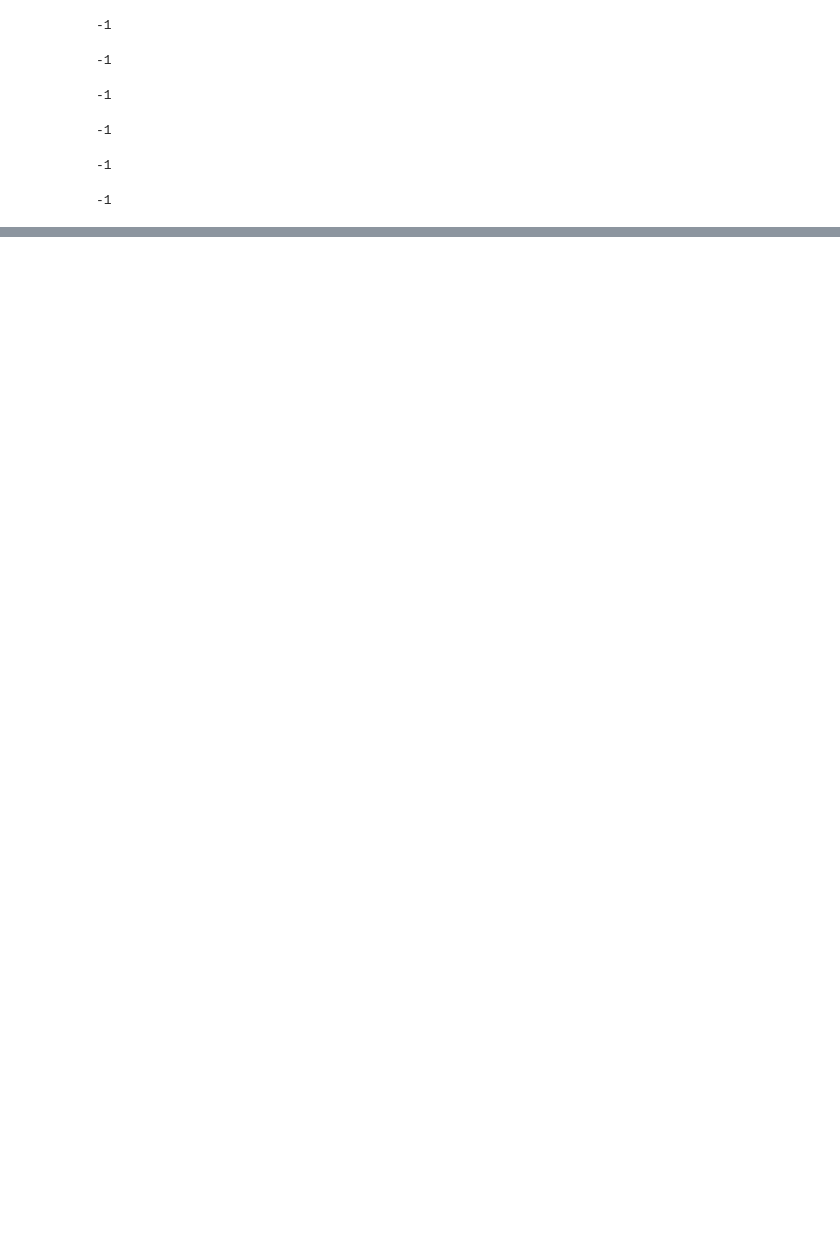
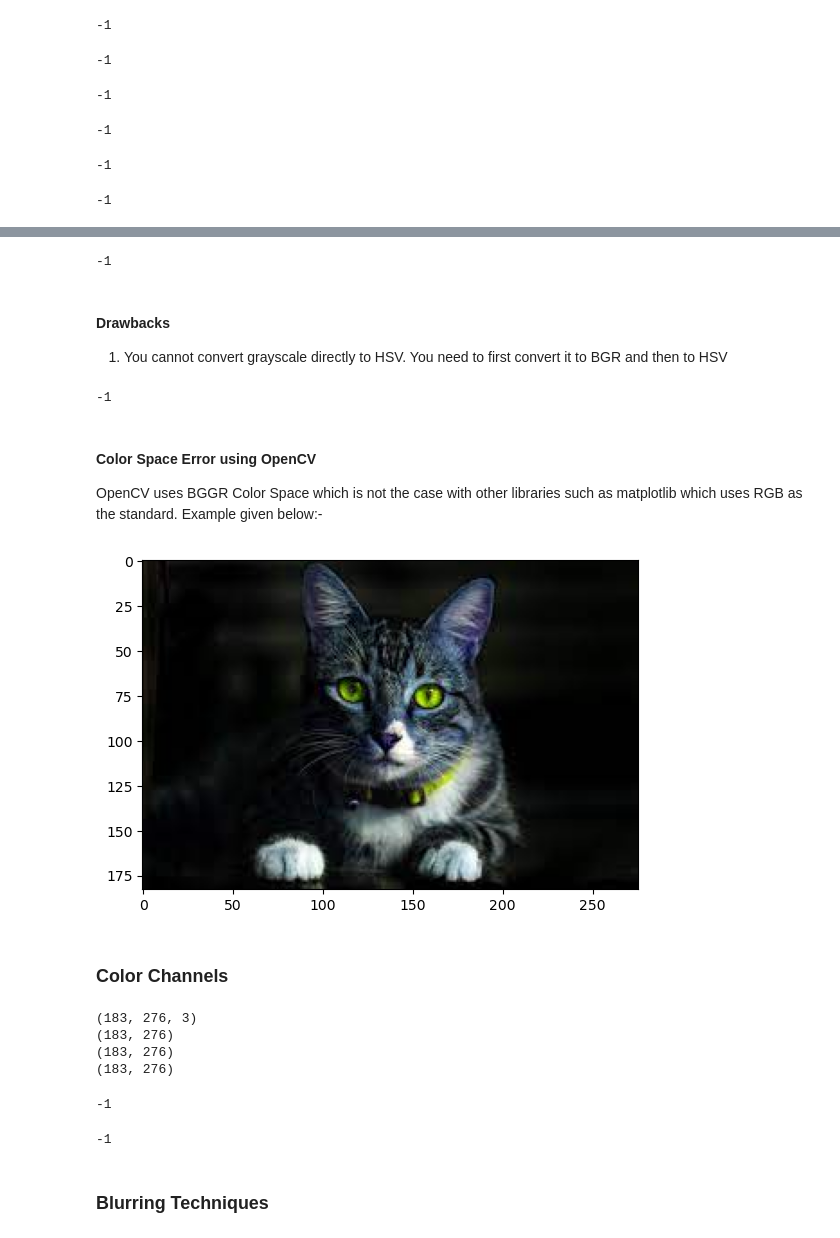
Before and after one commit to Shanu-Mathew/OpenCV-Reference-Notes, a Jupyter notebook: OpenCV.ipynb, the cells around one changed output, grey strips where cells are left out. Saved outputs shown, nothing was run; the diff lists cells and outputs as text; code cells hidden in the pictures; blank space fills up the shorter version.

Commit message:
Updates to my OpenCV Notes

```diff
--- a/OpenCV.ipynb
+++ b/OpenCV.ipynb
@@ -132,0 +237,5 @@ cv.waitKey(0)
+# %%
+imag=cv.imread('cat.jpeg')
+
+cv.imshow("Img",imag)
+cv.waitKey(0)
@@ -132,0 +326,23 @@ cv.waitKey(0)
+# %%
+#BGR to RGB
+rgb=cv.cvtColor(imag,cv.COLOR_BGR2RGB)
+
+cv.imshow("RGB",rgb)
+cv.waitKey(0)
+# %% [output]
+-1
+# %% [markdown]
+####  Drawbacks
+1) You cannot convert grayscale directly to HSV. You need to first convert it to BGR and then to HSV
+# %%
+#LAB to BGR
+bgr=cv.cvtColor(lab,cv.COLOR_LAB2BGR)
+
+cv.imshow("BGR",bgr)
+cv.waitKey(0)
+# %% [output]
+-1
+# %% [markdown]
+#### Color Space Error using OpenCV
+OpenCV uses BGGR Color Space which is not the case with other libraries such as matplotlib which uses RGB as the standard.
+Example given below:-
@@ -132,0 +351,49 @@ cv.waitKey(0)
+# %%
+plt.imshow(imag)
+plt.show()
+# %% [output]
+[figure, added]
+# %% [markdown]
+### Color Channels
+# %%
+#Splitting Color channel into corresponding colors
+b,g,r=cv.split(imag)
+cv.imshow('Blue',b)
+cv.imshow('Green',g)
+cv.imshow('Red',r)
+
+cv.waitKey(0)
+
+print(imag.shape)
+print(b.shape)
+print(g.shape)
+print(r.shape)
+# %% [output]
+(183, 276, 3)
+(183, 276)
+(183, 276)
+(183, 276)
+# %%
+#merge colors into one image
+merged=cv.merge([b,g,r])
+cv.imshow('Merged',merged)
+
+cv.waitKey(0)
+# %% [output]
+-1
+# %%
+#Showing distinct color channels
+blank=np.zeros(imag.shape[:2],dtype='uint8')
+blue=cv.merge([b,blank,blank])
+green=cv.merge([blank,g,blank])
+red=cv.merge([blank,blank,r])
+
+cv.imshow('Blue',blue)
+cv.imshow('Green',green)
+cv.imshow('Red',red)
+
+cv.waitKey(0)
+# %% [output]
+-1
+# %% [markdown]
+### Blurring Techniques
```
Also changed, not shown: parts of 65 cells of this notebook, 7 other files.
